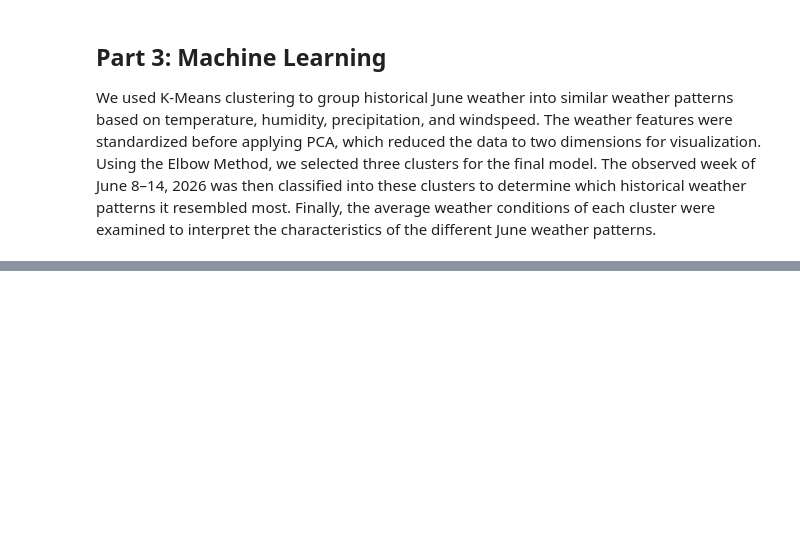
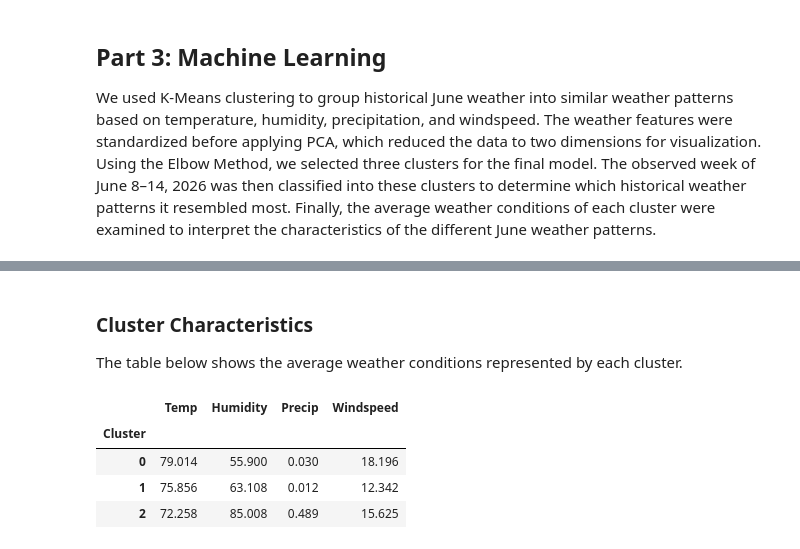
Before and after one commit to mnunez24/CMSC320_FinalProject, a Jupyter notebook: Submisson-Part-2.ipynb, the cells around one changed output, grey strips where cells are left out. Cells and saved outputs as stored; diff of their text form; code cells hidden in the pictures; blank space fills up the shorter version.

```diff
--- a/Submisson-Part-2.ipynb
+++ b/Submisson-Part-2.ipynb
@@ -670,0 +783,14 @@ We used K-Means clustering to group historical June weather into similar weather
+# %% [markdown]
+### Cluster Characteristics
+
+The table below shows the average weather conditions represented by each cluster.
+# %%
+cluster_summary = historical_features.copy()
+cluster_summary["Cluster"] = historical_labels
+display(cluster_summary.groupby("Cluster").mean().round(3))
+# %% [output]
+|  | Temp | Humidity | Precip | Windspeed |
+| Cluster |  |  |  |  |
+| 0 | 79.014 | 55.900 | 0.030 | 18.196 |
+| 1 | 75.856 | 63.108 | 0.012 | 12.342 |
+| 2 | 72.258 | 85.008 | 0.489 | 15.625 |
```
Also changed, not shown: parts of 20 cells of this notebook.
